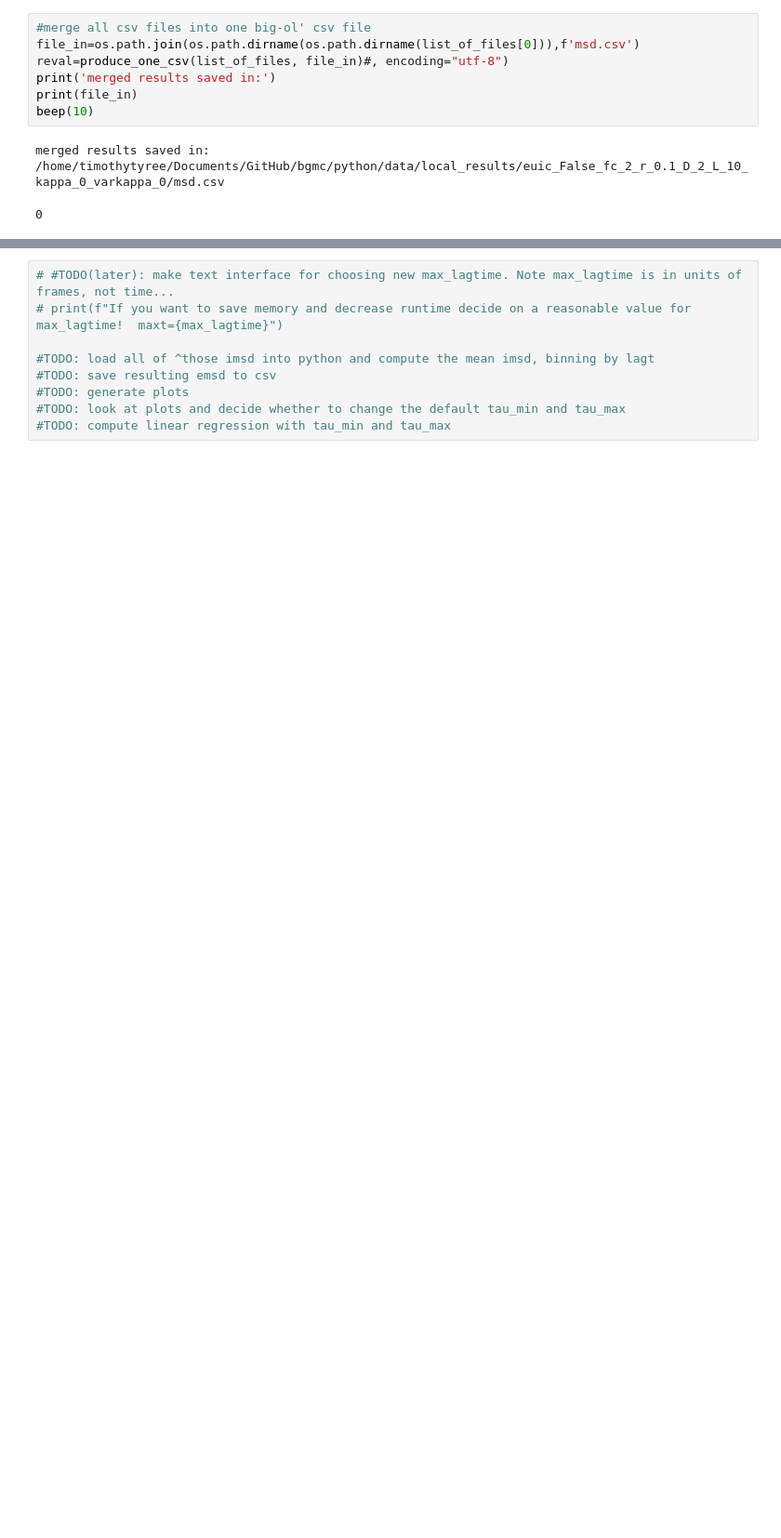
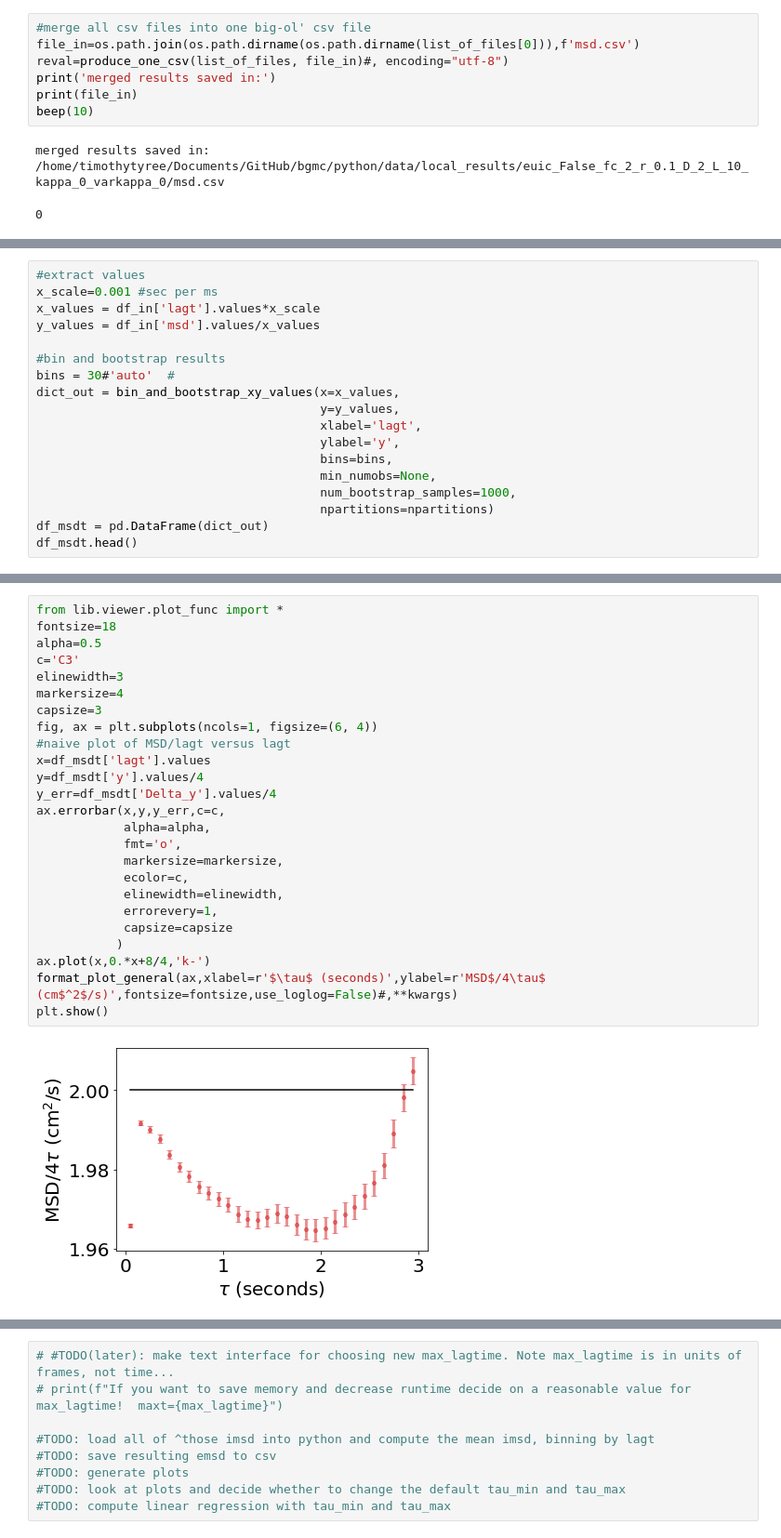
Before and after one commit to timtyree/care, a Jupyter notebook: notebooks/Processing a Folder of Tip Logs.ipynb, the cells around one changed output, grey strips where cells are left out. Shown: that part at 93% size. Drawn from its saved outputs; the diff is of its cells as text; blank space fills up the shorter version.

```diff
--- a/notebooks/Processing a Folder of Tip Logs.ipynb
+++ b/notebooks/Processing a Folder of Tip Logs.ipynb
@@ -527,0 +626,18 @@ print(f"trial_folder_name: {trial_folder_name}")
+# %%
+#extract values
+x_scale=0.001 #sec per ms
+x_values = df_in['lagt'].values*x_scale
+y_values = df_in['msd'].values/x_values
+
+#bin and bootstrap results
+bins = 30#'auto'  #
+dict_out = bin_and_bootstrap_xy_values(x=x_values,
+                                       y=y_values,
+                                       xlabel='lagt',
+                                       ylabel='y',
+                                       bins=bins,
+                                       min_numobs=None,
+                                       num_bootstrap_samples=1000,
+                                       npartitions=npartitions)
+df_msdt = pd.DataFrame(dict_out)
+df_msdt.head()
@@ -528 +669,28 @@ print(f"trial_folder_name: {trial_folder_name}")
+# %%
+from lib.viewer.plot_func import *
+fontsize=18
+alpha=0.5
+c='C3'
+elinewidth=3
+markersize=4
+capsize=3
+fig, ax = plt.subplots(ncols=1, figsize=(6, 4))
+#naive plot of MSD/lagt versus lagt
+x=df_msdt['lagt'].values
+y=df_msdt['y'].values/4
+y_err=df_msdt['Delta_y'].values/4
+ax.errorbar(x,y,y_err,c=c,
+            alpha=alpha,
+            fmt='o',
+            markersize=markersize,
+            ecolor=c,
+            elinewidth=elinewidth,
+            errorevery=1,
+            capsize=capsize
+           )
+ax.plot(x,0.*x+8/4,'k-')
+format_plot_general(ax,xlabel=r'$\tau$ (seconds)',ylabel=r'MSD$/4\tau$ (cm$^2$/s)',fontsize=fontsize,use_loglog=False)#,**kwargs)
+plt.show()
+# %% [output]
+[figure, added]
 # %%
```
Also changed, not shown: parts of 53 cells of this notebook, 16 other files.
